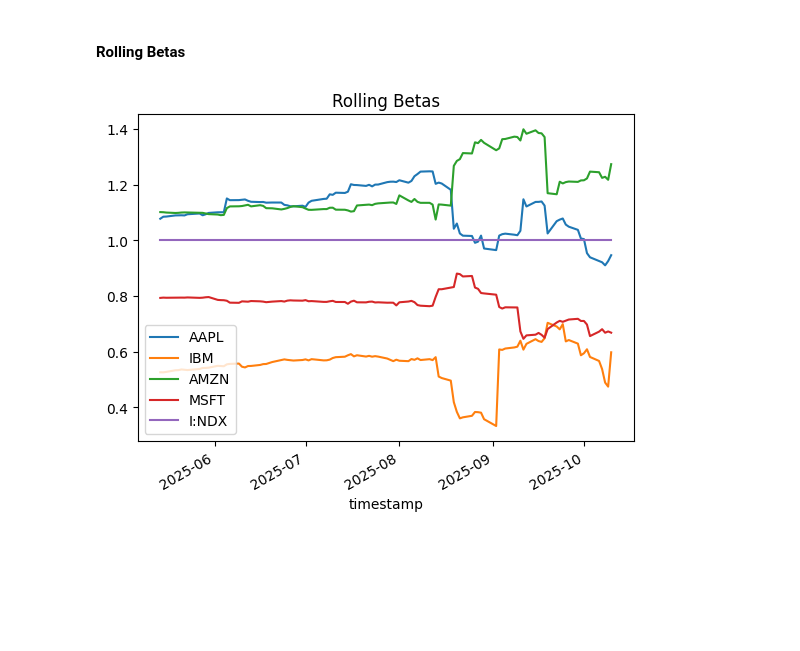
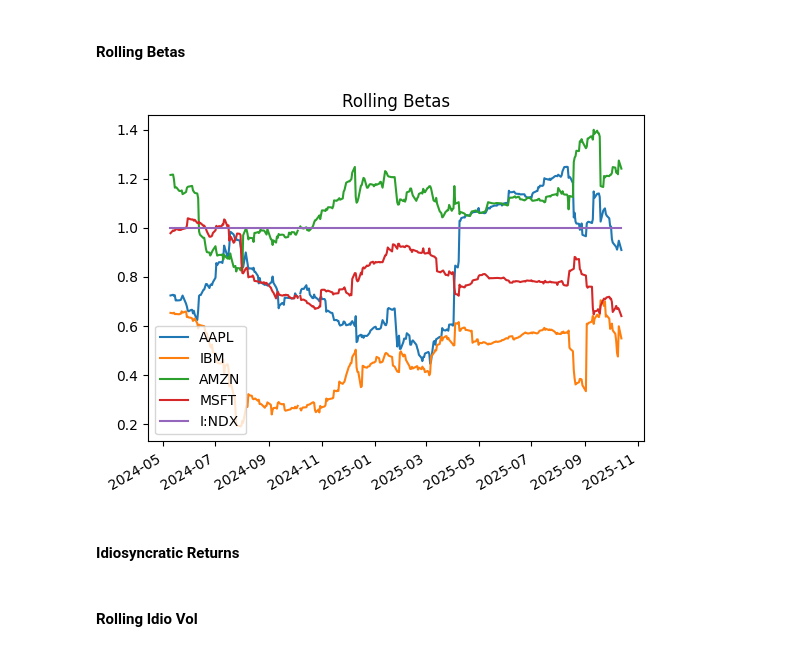
Before and after one commit to bayquant/spectral, a Jupyter notebook: runner.ipynb, the cells around one changed output. Drawn from its saved outputs; the diff is of its cells as text; code cells hidden in the pictures; blank space fills up the shorter version.

```diff
--- a/runner.ipynb
+++ b/runner.ipynb
@@ -13,11 +15,11 @@ BENCHMARK = ['I:NDX']
 # %% [markdown]
 #### Get Daily Bar Data from Polygon
 # %%
-df = get_aggregate_bars(
+df = pg.get_aggregate_bars(
     tickers=EQUITIES + BENCHMARK,
     multiplier=1,
     timespan='day',
-    from_=datetime.date(2025, 1, 1),
+    from_=datetime.date(2024, 1, 1),
     to=datetime.date(2025, 10, 13)
 )
 # %% [markdown]
@@ -67,24 +78,35 @@ _vol_df.to_pandas().set_index('timestamp').plot(title='Rolling Vol');
 # %%
 # Separate and merge benchmark returns
 benchmark_returns_df = (
     returns_df.filter(pl.col('ticker') == BENCHMARK[0])
     .select(['timestamp', 'return'])
     .rename({'return': 'benchmark_return'})
 )
 returns_join_df = returns_df.join(other=benchmark_returns_df, on='timestamp', how='inner')
 
+# Compute rolling beta
 betas_df = returns_join_df.select([
     pl.col('timestamp'),
     pl.col('ticker'),
+    pl.col('return'),
+    pl.col('benchmark_return'),
     pl.col('return').quant.rolling_beta(pl.col('benchmark_return'), window_size=90, over='ticker')
 ])
 
-_betas_df = betas_df.collect().pivot(
-    values='rolling_beta',
-    index='timestamp',
-    on='ticker'
+# Collect to eager DataFrame and pivot
+_betas_df = (
+    betas_df.collect()
+    .pivot(
+        index='timestamp',
+        on='ticker',
+        values='rolling_beta'
+    )
+    .sort('timestamp')
 )
 
-_betas_df.to_pandas().set_index(keys='timestamp').plot(title='Rolling Betas');
+# Plot
+_betas_df.to_pandas().set_index(keys='timestamp').plot(title='Rolling Betas', xlabel='');
 # %% [output]
-[figure, old version]
+[figure, new version]
+# %% [markdown]
+#### Idiosyncratic Returns
@@ -90,0 +134,2 @@ _betas_df.to_pandas().set_index(keys='timestamp').plot(title='Rolling Betas');
+# %% [markdown]
+#### Rolling Idio Vol
```
Also changed, not shown: parts of 11 cells of this notebook, 6 other files.
